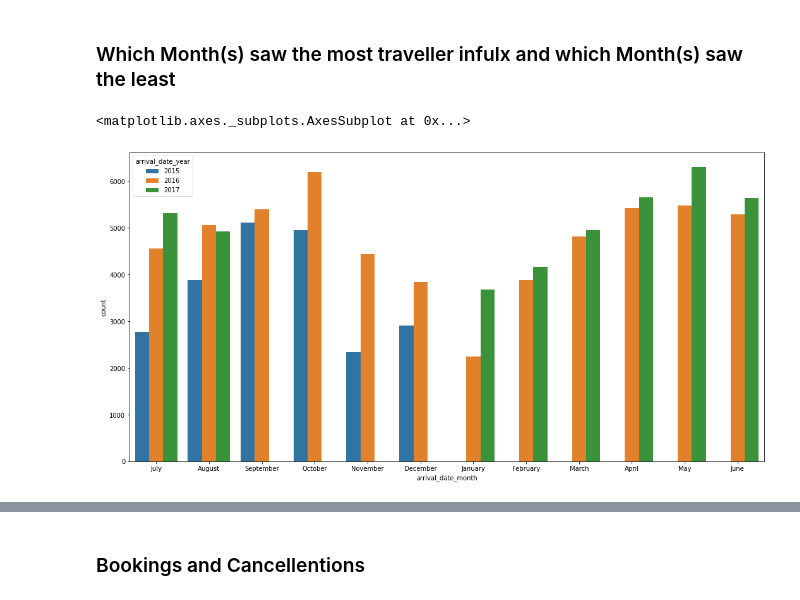
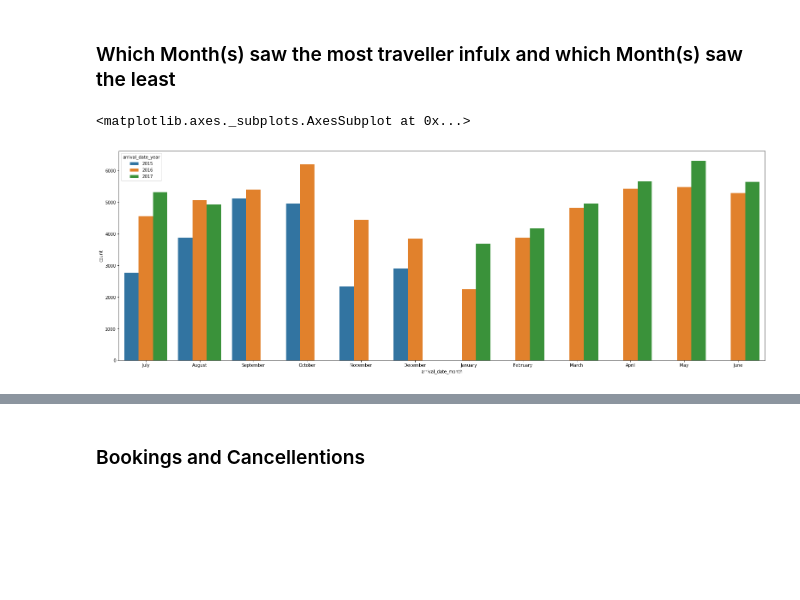
Before and after one commit to Sukruthr/Hotel-Booking-Data-EDA, a Jupyter notebook: EDA_HBD.ipynb, the cells around one changed output, grey strips where cells are left out. Saved outputs shown, nothing was run; the diff lists cells and outputs as text; code cells hidden in the pictures; blank space fills up the shorter version.

```diff
--- a/EDA_HBD.ipynb
+++ b/EDA_HBD.ipynb
@@ -271,9 +277,9 @@ sns.countplot(data = df, x = 'arrival_date_year')
 # %% [markdown]
 ### Which Month(s) saw the most traveller infulx and which Month(s) saw the least
 # %%
-# comment
-countplt = plt.subplots(figsize = (18,9))
+# plot of arrivals of travellers throught given years [indicated in different colors]
+countplt = plt.subplots(figsize = (27,9))
 sns.countplot(data = df, x = 'arrival_date_month', hue = 'arrival_date_year' )
 # %% [output]
 <matplotlib.axes._subplots.AxesSubplot at 0x...>
-[figure, old version]
+[figure, new version]
```
Also changed, not shown: parts of 50 cells of this notebook.
